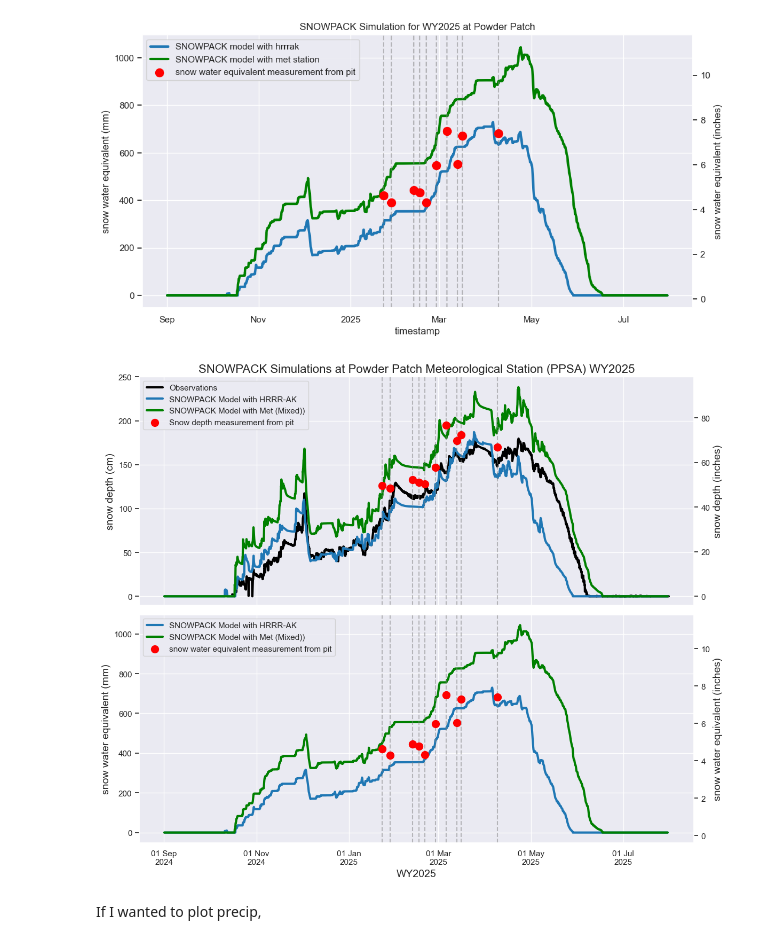
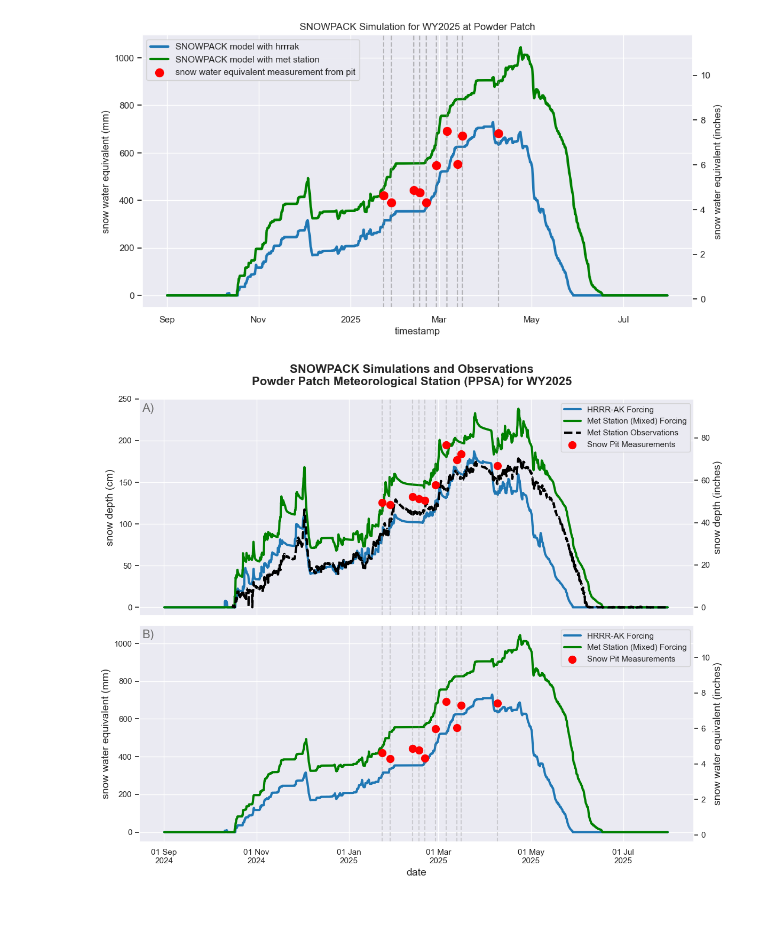
Before and after one commit to cassielumbrazo/snow_modeling_point, a Jupyter notebook: sites/ppsa/3_read_snowpack_output_ppsa_WY2023-WY2025.ipynb, the cells around one changed output. Cells and saved outputs as stored; diff of their text form; code cells hidden in the pictures; blank space fills up the shorter version.

Commit message:
fixing figures A B C

```diff
--- a/sites/ppsa/3_read_snowpack_output_ppsa_WY2023-WY2025.ipynb
+++ b/sites/ppsa/3_read_snowpack_output_ppsa_WY2023-WY2025.ipynb
@@ -233,20 +233,22 @@ fig, (ax1, ax2) = plt.subplots(2, 1, figsize=(12, 10), sharex=True)
 # ============================================================
 
 # Plot observations and model simulations for snow depth
-ds_obs.hs.plot(ax=ax1, label='Observations', linewidth=3, color='black')
-ds_snowpack_hrrrak.HS_mod.plot(ax=ax1, label='SNOWPACK Model with HRRR-AK', linewidth=3, color='tab:blue')
-ds_snowpack_met_hrrrak.HS_mod.plot(ax=ax1, label='SNOWPACK Model with Met (Mixed))', linewidth=3, color='green')
+ds_snowpack_hrrrak.HS_mod.plot(ax=ax1, label='HRRR-AK Forcing', linewidth=3, color='tab:blue')
+ds_snowpack_met_hrrrak.HS_mod.plot(ax=ax1, label='Met Station (Mixed) Forcing', linewidth=3, color='green')
+ds_obs.hs.plot(ax=ax1, label='Met Station Observations', linewidth=3, linestyle='--', color='black')
 
 # Add vertical lines for the dates in df_field_measurements
 for date in df_field_measurements.index:
-    ax1.axvline(x=date, color='grey', linestyle='--', alpha=0.5)
+    ax1.axvline(x=date, color='grey', linestyle='--', alpha=0.3)
 
     # Add a large dot for the snow depth at that date
     ax1.scatter(date, df_field_measurements.loc[date, 'snow_depth_cm'], color='red', s=100, zorder=5,
-                label='Snow depth measurement from pit' if date == df_field_measurements.index[0] else "")
+                label='Snow Pit Measurements' if date == df_field_measurements.index[0] else "")
 
 # Set titles and labels
-ax1.set_title('SNOWPACK Simulations at Powder Patch Meteorological Station (PPSA) WY2025', fontsize=16)
+fig.suptitle('SNOWPACK Simulations and Observations\nPowder Patch Meteorological Station (PPSA) for WY2025', fontweight='bold', fontsize=16)
+# ax1.set_title('Snow Depth', fontsize=14)
+
 ax1.set_ylabel('snow depth (cm)', fontsize=14)
 ax1.set_ylim([-10, 250])
 
@@ -257,49 +259,52 @@ ax1_twin.set_ylim([-10/2.54, 250/2.54])
 ax1_twin.grid(False)  # Turn off the second grid
 
 # Set legend for snow depth plot
-ax1.legend(loc='upper left')
+ax1.legend(loc='upper right')
 
 # ============================================================
 # SWE Plot
 # ============================================================
 
 # Plot model simulations for SWE
-ds_snowpack_hrrrak.SWE.plot(ax=ax2, label='SNOWPACK Model with HRRR-AK', linewidth=3, color='tab:blue')
-ds_snowpack_met_hrrrak.SWE.plot(ax=ax2, label='SNOWPACK Model with Met (Mixed))', linewidth=3, color='green')
+ds_snowpack_hrrrak.SWE.plot(ax=ax2, label='HRRR-AK Forcing', linewidth=3, color='tab:blue')
+ds_snowpack_met_hrrrak.SWE.plot(ax=ax2, label='Met Station (Mixed) Forcing', linewidth=3, color='green')
 
 # Add vertical lines for the dates in df_field_measurements
 for date in df_field_measurements.index:
-    ax2.axvline(x=date, color='grey', linestyle='--', alpha=0.5)
+    ax2.axvline(x=date, color='grey', linestyle='--', alpha=0.3)
 
 # Add a large dot for the SWE at that date
 ax2.scatter(df_field_measurements.index, df_field_measurements['swe_mm'], color='red', s=100, zorder=5,
-            label='snow water equivalent measurement from pit')
+            label='Snow Pit Measurements')
 
 # Set titles and labels
 ax2.set_ylabel('snow water equivalent (mm)', fontsize=14)
 
 # Add a second y-axis for inches
 ax2_twin = ax2.twinx()
 ax2_twin.set_ylabel('snow water equivalent (inches)', fontsize=14)
 ax2_twin.set_ylim([-10*0.0393701, 300*0.0393701])
 ax2_twin.grid(False)  # Turn off the second grid
 
 # Set legend for SWE plot
-ax2.legend(loc='upper left')
+ax2.legend(loc='upper right')
 
 # Set x-axis label
-ax2.set_xlabel('WY2025', fontsize=14)
+ax2.set_xlabel('date', fontsize=14)
 ax1.set_xlabel('')  # Remove x-axis label from the first plot
 
 # Format x-axis dates as "01 Jan 2025"
 import matplotlib.dates as mdates
 ax2.xaxis.set_major_formatter(mdates.DateFormatter('%d %b\n%Y'))
 # fig.autofmt_xdate(rotation=45, ha='right')
 
+
+# add an A) and B)
+ax1.text(0.005, 0.98, 'A)', transform=ax1.transAxes, fontsize=16, color='dimgrey', va='top')
+ax2.text(0.005, 0.98, 'B)', transform=ax2.transAxes, fontsize=16, color='dimgrey', va='top')
+
 # Show the plot
 plt.tight_layout()
 plt.show()
 # %% [output]
-[figure, old version]
+[figure, new version]
-# %% [markdown]
-If I wanted to plot precip,
```
Also changed, not shown: parts of 1 cell of this notebook.
